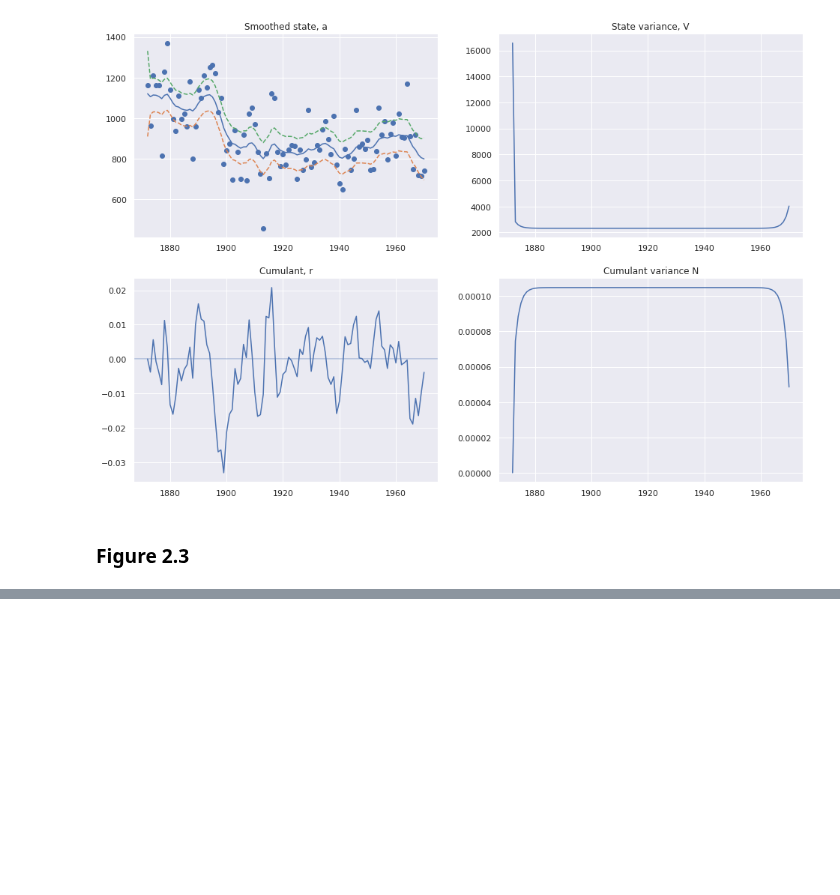
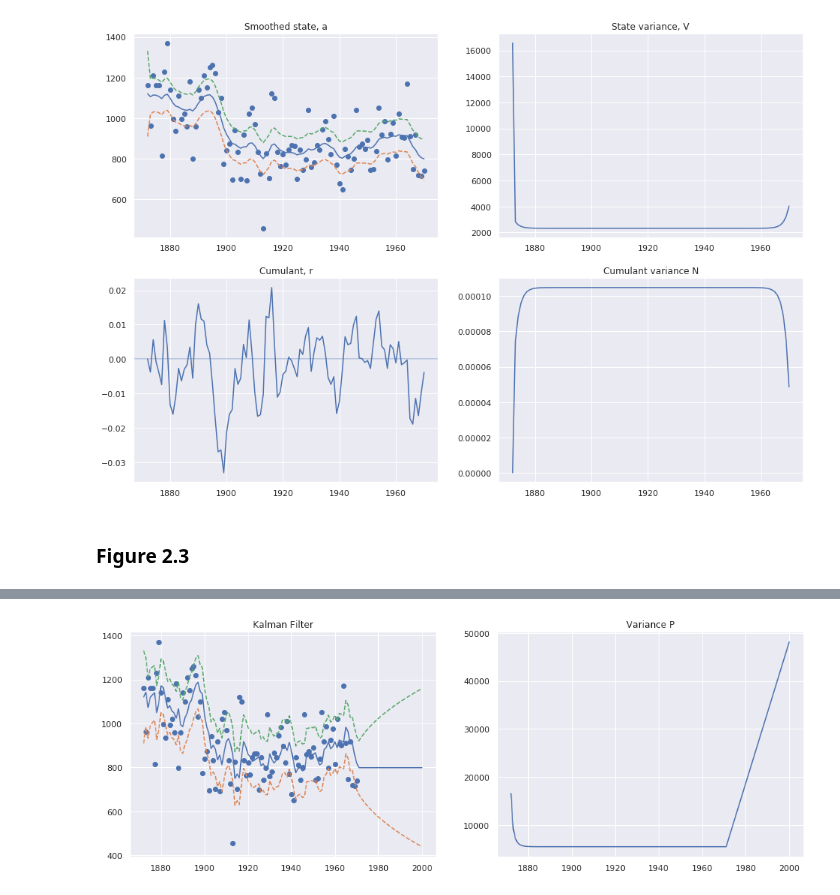
Before and after one commit to NoFishLikeIan/tinbergen, a Jupyter notebook: homework/adv_econometrics_three/local_level.ipynb, the cells around one changed output, grey strips where cells are left out. Cells and saved outputs as stored; diff of their text form; code cells hidden in the pictures; blank space fills up the shorter version.

```diff
--- a/homework/adv_econometrics_three/local_level.ipynb
+++ b/homework/adv_econometrics_three/local_level.ipynb
@@ -238,0 +285,14 @@ plot_quadrant(disturbance, x_axis, ci=False,
+# %%
+forward = np.nan*np.ones(30)
+forecast_data = np.append(data, forward)
+interp_axis = range(base_year + 1, base_year + len(forecast_data))
+# %%
+extrap, _, _ = max_likelihood_KF(forecast_data, **init, **params, verbose=True)
+# %%
+plot_quadrant(extrap, interp_axis,
+              datapoints=forecast_data[1:],
+              ci=True,
+              only_first=True,
+              titles=["Kalman Filter", "Variance P"])
+# %% [output]
+[figure, added]
```
Also changed, not shown: parts of 13 cells of this notebook.
